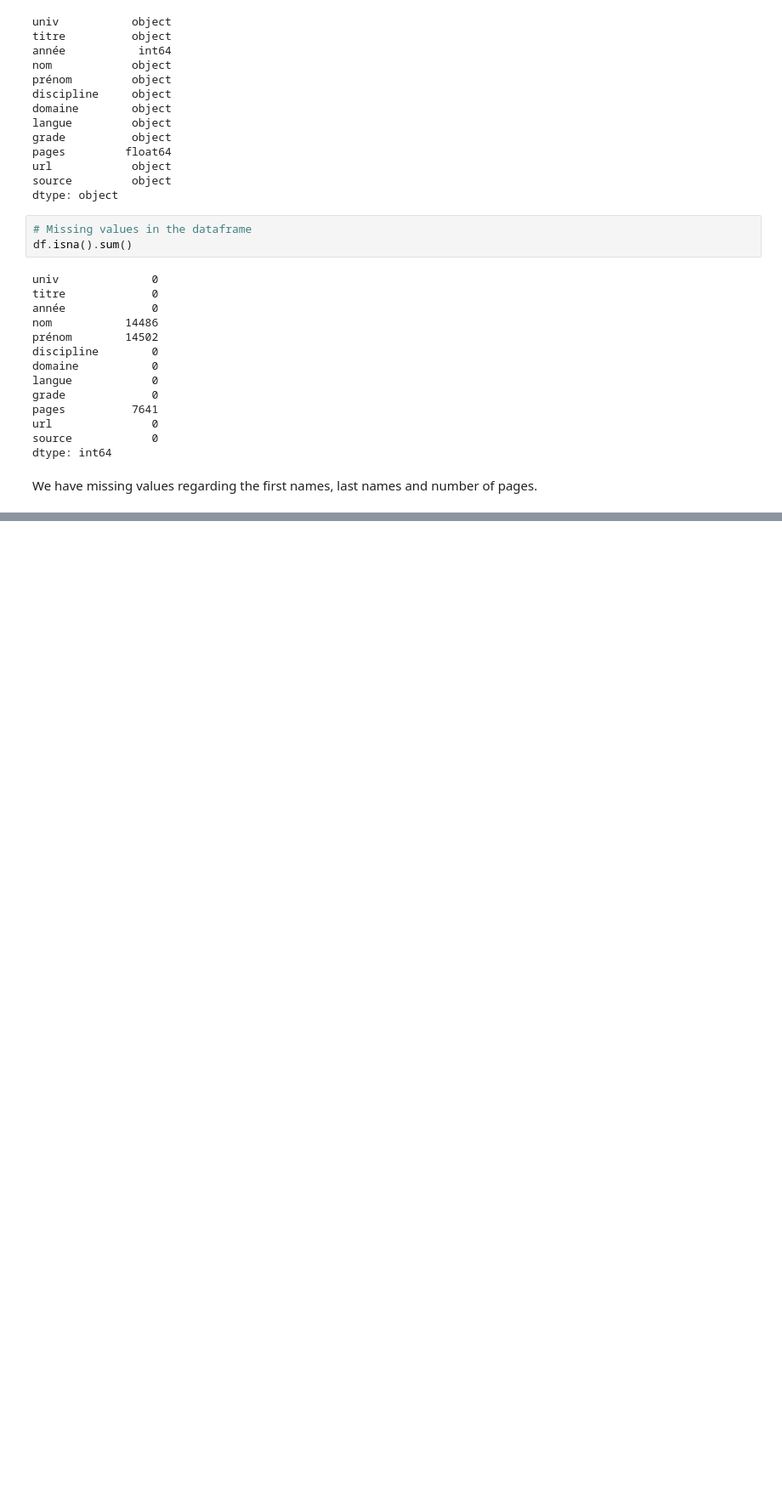
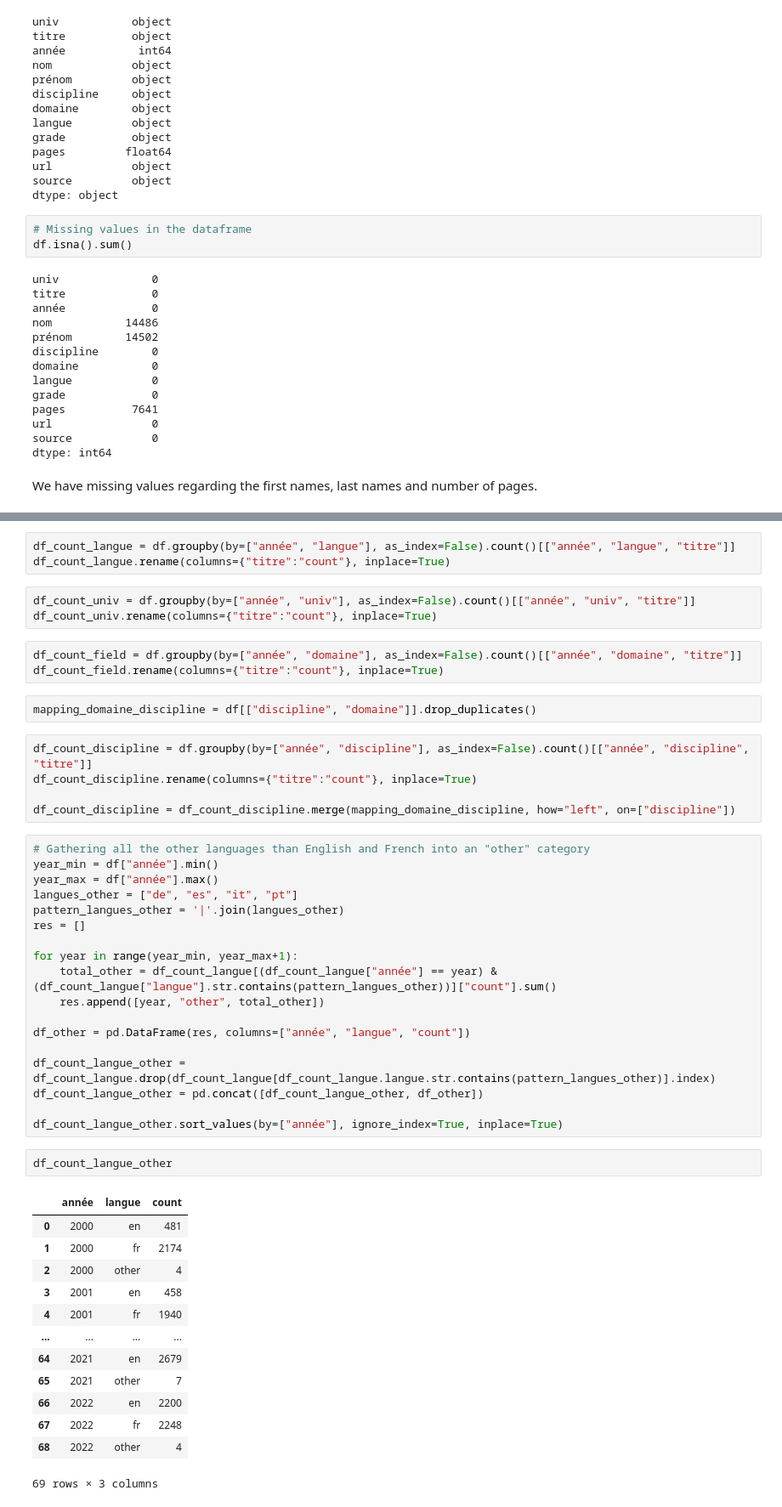
Before and after one commit to matthieu-str/INF8808E-Final-release-Team-5, a Jupyter notebook: src/rough_draft.ipynb, the cells around one changed output, grey strips where cells are left out. Shown at 85% size. Drawn from its saved outputs; the diff is of its cells as text; blank space fills up the shorter version.

```diff
--- a/src/rough_draft.ipynb
+++ b/src/rough_draft.ipynb
@@ -59,0 +70,50 @@ We have missing values regarding the first names, last names and number of pages
+# %%
+df_count_langue = df.groupby(by=["année", "langue"], as_index=False).count()[["année", "langue", "titre"]]
+df_count_langue.rename(columns={"titre":"count"}, inplace=True)
+# %%
+df_count_univ = df.groupby(by=["année", "univ"], as_index=False).count()[["année", "univ", "titre"]]
+df_count_univ.rename(columns={"titre":"count"}, inplace=True)
+# %%
+df_count_field = df.groupby(by=["année", "domaine"], as_index=False).count()[["année", "domaine", "titre"]]
+df_count_field.rename(columns={"titre":"count"}, inplace=True)
+# %%
+mapping_domaine_discipline = df[["discipline", "domaine"]].drop_duplicates()
+# %%
+df_count_discipline = df.groupby(by=["année", "discipline"], as_index=False).count()[["année", "discipline", "titre"]]
+df_count_discipline.rename(columns={"titre":"count"}, inplace=True)
+
+df_count_discipline = df_count_discipline.merge(mapping_domaine_discipline, how="left", on=["discipline"])
+# %%
+# Gathering all the other languages than English and French into an "other" category
+year_min = df["année"].min()
+year_max = df["année"].max()
+langues_other = ["de", "es", "it", "pt"]
+pattern_langues_other = '|'.join(langues_other)
+res = []
+
+for year in range(year_min, year_max+1):
+    total_other = df_count_langue[(df_count_langue["année"] == year) & (df_count_langue["langue"].str.contains(pattern_langues_other))]["count"].sum()
+    res.append([year, "other", total_other])
+
+df_other = pd.DataFrame(res, columns=["année", "langue", "count"])
+
+df_count_langue_other = df_count_langue.drop(df_count_langue[df_count_langue.langue.str.contains(pattern_langues_other)].index)
+df_count_langue_other = pd.concat([df_count_langue_other, df_other])
+
+df_count_langue_other.sort_values(by=["année"], ignore_index=True, inplace=True)
+# %%
+df_count_langue_other
+# %% [output]
+|  | année | langue | count |
+| 0 | 2000 | en | 481 |
+| 1 | 2000 | fr | 2174 |
+| 2 | 2000 | other | 4 |
+| 3 | 2001 | en | 458 |
+| 4 | 2001 | fr | 1940 |
+| ... | ... | ... | ... |
+| 64 | 2021 | en | 2679 |
+| 65 | 2021 | other | 7 |
+| 66 | 2022 | en | 2200 |
+| 67 | 2022 | fr | 2248 |
+| 68 | 2022 | other | 4 |
+69 rows × 3 columns
```
Also changed, not shown: parts of 13 cells of this notebook.
